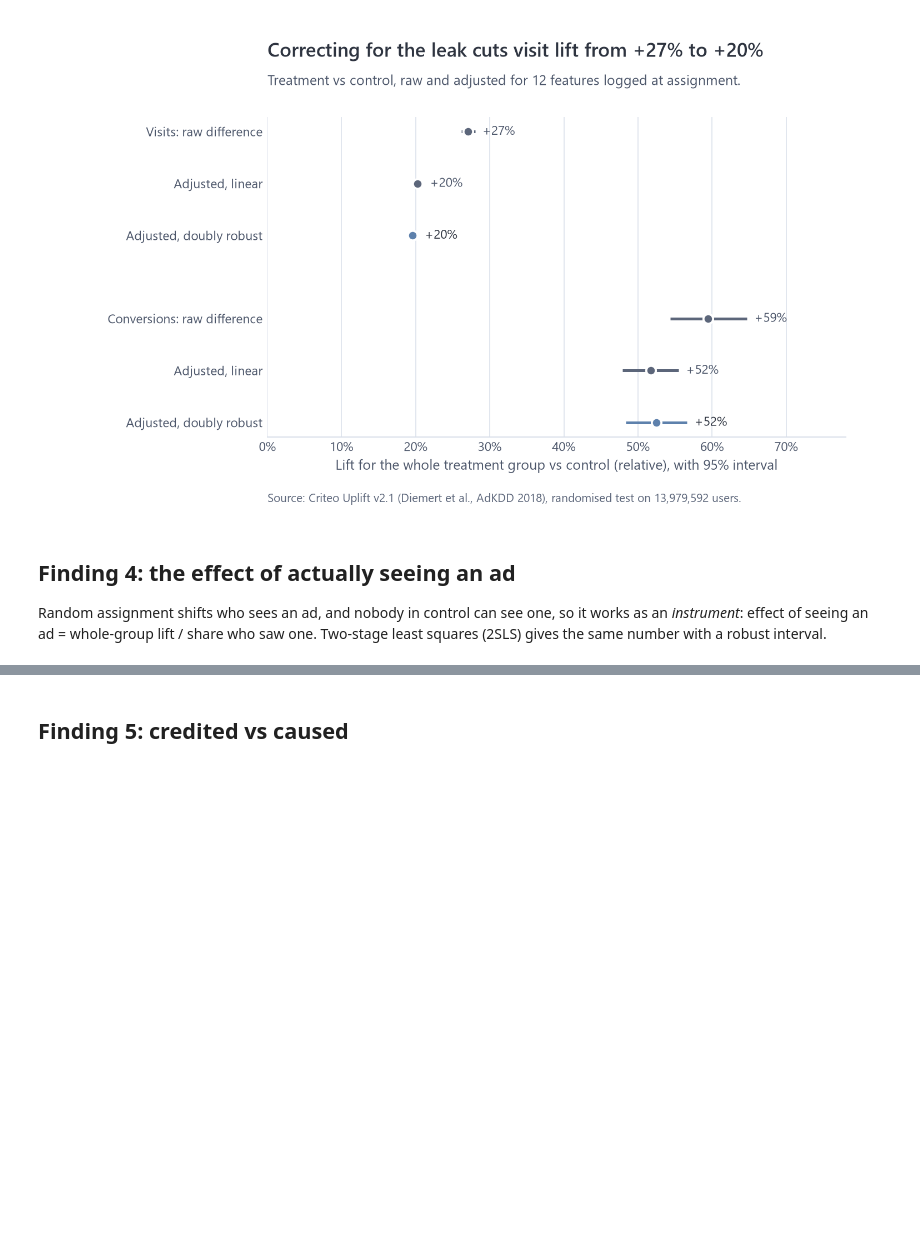
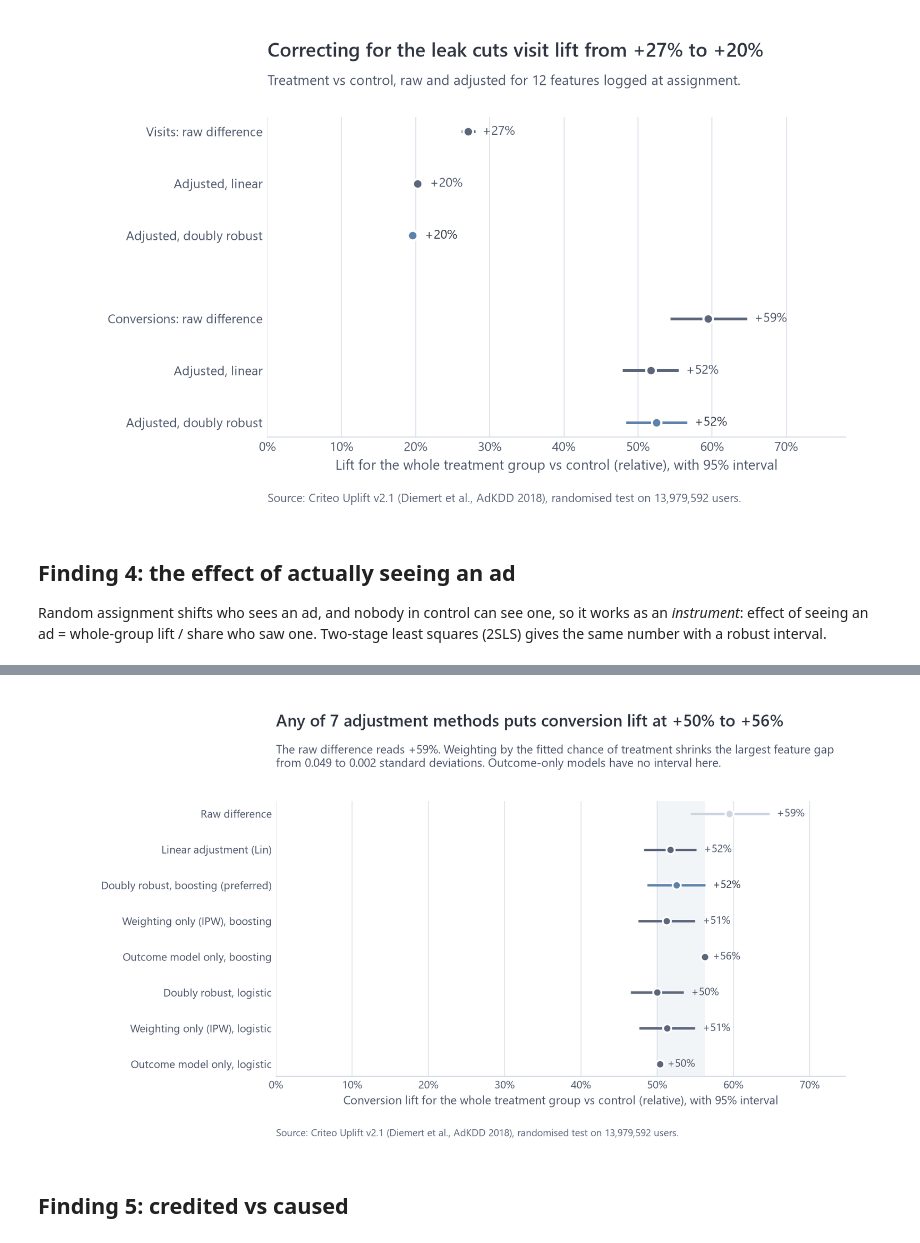
Before and after one commit to sonny-888/Ad-Incrementality, a Jupyter notebook: notebooks/03_lift.ipynb, the cells around one changed output, grey strips where cells are left out. Drawn from its saved outputs; the diff is of its cells as text; code cells hidden in the pictures; blank space fills up the shorter version.

```diff
--- a/notebooks/03_lift.ipynb
+++ b/notebooks/03_lift.ipynb
@@ -77,3 +97,7 @@ show("lift/naive_vs_caused.png")
+# %%
+show("lift/sensitivity.png")
+# %% [output]
+[figure, added]
 # %% [markdown]
 ## Finding 5: credited vs caused
 # %%
```
Also changed, not shown: parts of 10 cells of this notebook, 46 other files.
